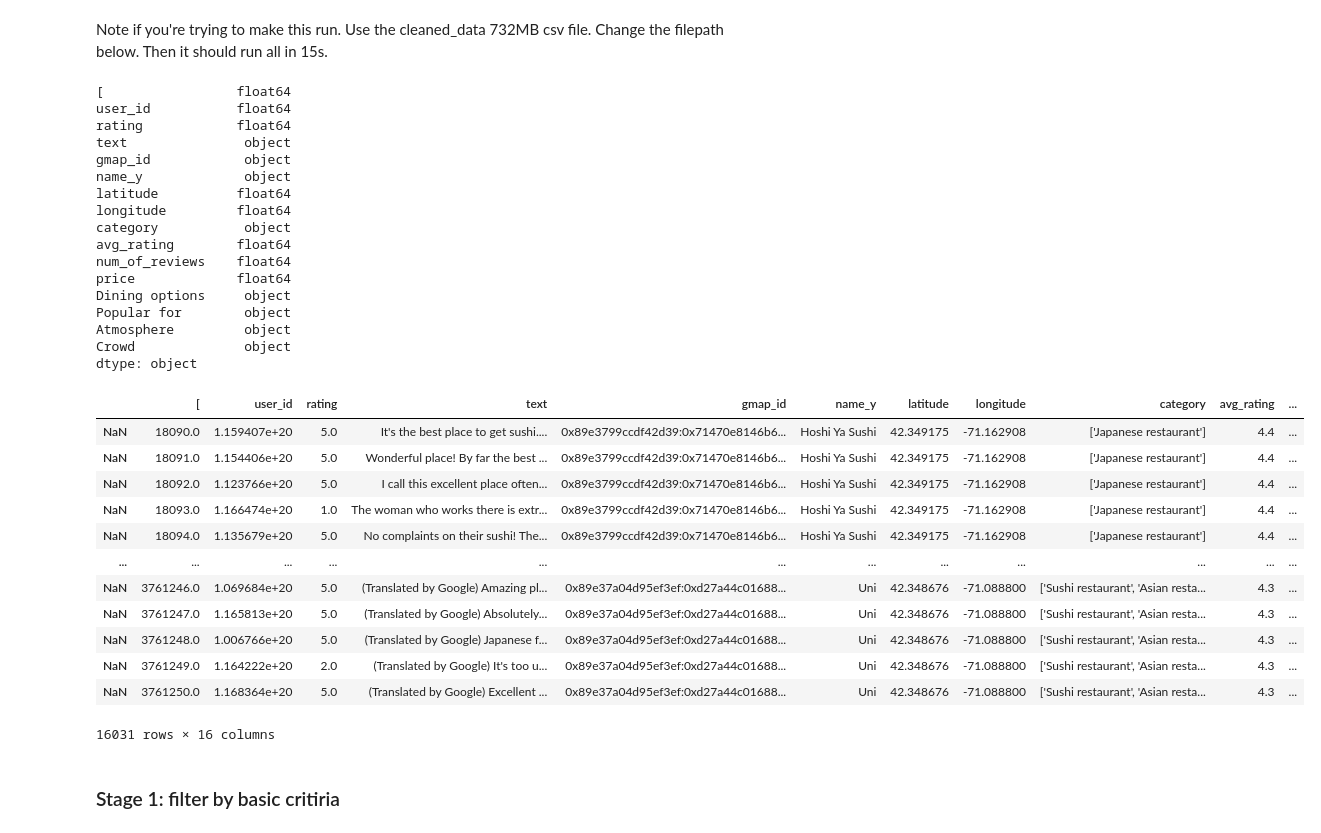
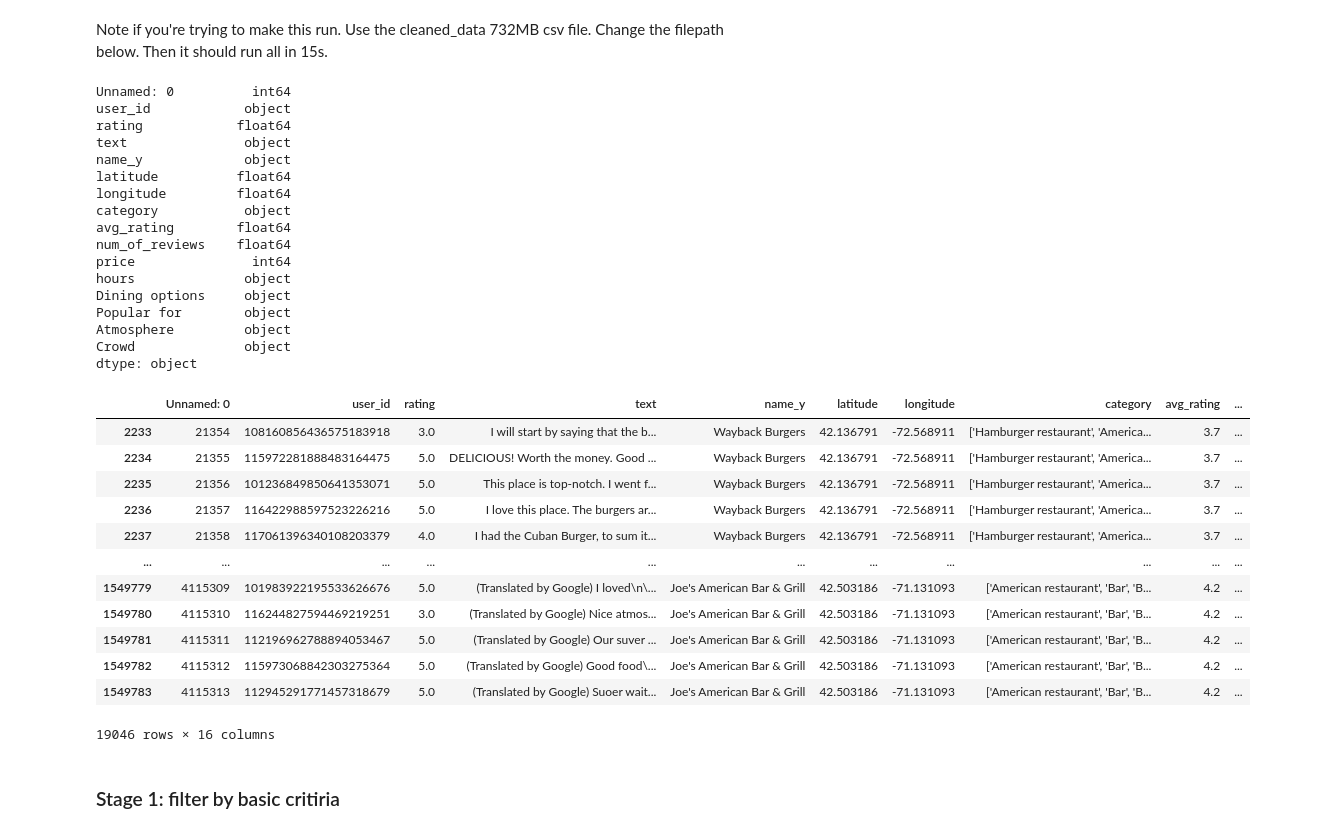
Before and after one commit to susannahsu/restaurant-rec-system, a Jupyter notebook: restaurant_new_dataset_LATEST.ipynb, the cells around one changed output. Cells and saved outputs as stored; diff of their text form; code cells hidden in the pictures.

```diff
--- a/restaurant_new_dataset_LATEST.ipynb
+++ b/restaurant_new_dataset_LATEST.ipynb
@@ -836,21 +848,23 @@ with open('/Users/driesrooryck/Desktop/s24/ac209b/project/restaurant-rec-system/
 # Convert to dataframe
 data_json_str = "[" + ','.join(data) + "]"
 df = pd.read_csv(StringIO(data_json_str))
+# %%
+df = df_final
 # %%
 df.dtypes
 # %% [output]
-[                 float64
-user_id           float64
+Unnamed: 0          int64
+user_id            object
 rating            float64
 text               object
-gmap_id            object
 name_y             object
 latitude          float64
 longitude         float64
 category           object
 avg_rating        float64
 num_of_reviews    float64
-price             float64
+price               int64
+hours              object
 Dining options     object
 Popular for        object
 Atmosphere         object
@@ -863,55 +877,55 @@ dtype: object
 # Set the random seed for reproducibility
 np.random.seed(42)
 
-# Group by 'gmap_id'
-grouped = df.groupby('gmap_id')
+# Group by 'name_y'
+grouped = df.groupby('name_y')
 
 
 # If you need to work with all entries for each 'gmap_id' and then select 1000 groups
 ## Option 1: Select the first 1000 unique restaurants
 top_1000_restaurants = grouped.apply(lambda x: x.head(1)).sample(1000)
 
 ## Option 2: If you need to select based on the size of each group (e.g., most entries)
 # This will sort groups by size and take the top 1000 groups
 top_1000_restaurants = grouped.size().nlargest(500).index
-selected_entries = df[df['gmap_id'].isin(top_1000_restaurants)]
+selected_entries = df[df['name_y'].isin(top_1000_restaurants)]
 
 
 ## Option 3:
 # Randomly sample 1000 unique restaurants
 # Ensure you have unique restaurants first
-unique_restaurants = df.drop_duplicates(subset='gmap_id')
+unique_restaurants = df.drop_duplicates(subset='name_y')
 n_0 = 100
 if len(unique_restaurants) >= n_0:
     sampled_restaurants = unique_restaurants.sample(n=n_0, random_state=1)  # Use random_state for reproducibility
 else:
     print("There are less than 1000 unique restaurants available.")
     sampled_restaurants = unique_restaurants  # Use all available if less than 1000
 
 # Now, get all entries for these 1000 restaurants
-selected_entries = df[df['gmap_id'].isin(sampled_restaurants['gmap_id'])]
+selected_entries = df[df['name_y'].isin(sampled_restaurants['name_y'])]
 
 # Print or inspect the result
 display(selected_entries)
 
 # we have 76k rows. This is workable.
 df = selected_entries
 # Preprocess to remove invalid coordinate restaurants
 df = df[(df['latitude'] != 0) | (df['longitude'] != 0)]
 # %% [output]
-|  | [ | user_id | rating | text | gmap_id | name_y | latitude | longitude | category | avg_rating | ... |
-| NaN | 18090.0 | 1.159407e+20 | 5.0 | It's the best place to get sushi.... | 0x89e3799ccdf42d39:0x71470e8146b6... | Hoshi Ya Sushi | 42.349175 | -71.162908 | ['Japanese restaurant'] | 4.4 | ... |
-| NaN | 18091.0 | 1.154406e+20 | 5.0 | Wonderful place! By far the best ... | 0x89e3799ccdf42d39:0x71470e8146b6... | Hoshi Ya Sushi | 42.349175 | -71.162908 | ['Japanese restaurant'] | 4.4 | ... |
-| NaN | 18092.0 | 1.123766e+20 | 5.0 | I call this excellent place often... | 0x89e3799ccdf42d39:0x71470e8146b6... | Hoshi Ya Sushi | 42.349175 | -71.162908 | ['Japanese restaurant'] | 4.4 | ... |
-| NaN | 18093.0 | 1.166474e+20 | 1.0 | The woman who works there is extr... | 0x89e3799ccdf42d39:0x71470e8146b6... | Hoshi Ya Sushi | 42.349175 | -71.162908 | ['Japanese restaurant'] | 4.4 | ... |
-| NaN | 18094.0 | 1.135679e+20 | 5.0 | No complaints on their sushi! The... | 0x89e3799ccdf42d39:0x71470e8146b6... | Hoshi Ya Sushi | 42.349175 | -71.162908 | ['Japanese restaurant'] | 4.4 | ... |
-| ... | ... | ... | ... | ... | ... | ... | ... | ... | ... | ... | ... |
-| NaN | 3761246.0 | 1.069684e+20 | 5.0 | (Translated by Google) Amazing pl... | 0x89e37a04d95ef3ef:0xd27a44c01688... | Uni | 42.348676 | -71.088800 | ['Sushi restaurant', 'Asian resta... | 4.3 | ... |
-| NaN | 3761247.0 | 1.165813e+20 | 5.0 | (Translated by Google) Absolutely... | 0x89e37a04d95ef3ef:0xd27a44c01688... | Uni | 42.348676 | -71.088800 | ['Sushi restaurant', 'Asian resta... | 4.3 | ... |
-| NaN | 3761248.0 | 1.006766e+20 | 5.0 | (Translated by Google) Japanese f... | 0x89e37a04d95ef3ef:0xd27a44c01688... | Uni | 42.348676 | -71.088800 | ['Sushi restaurant', 'Asian resta... | 4.3 | ... |
-| NaN | 3761249.0 | 1.164222e+20 | 2.0 | (Translated by Google) It's too u... | 0x89e37a04d95ef3ef:0xd27a44c01688... | Uni | 42.348676 | -71.088800 | ['Sushi restaurant', 'Asian resta... | 4.3 | ... |
-| NaN | 3761250.0 | 1.168364e+20 | 5.0 | (Translated by Google) Excellent ... | 0x89e37a04d95ef3ef:0xd27a44c01688... | Uni | 42.348676 | -71.088800 | ['Sushi restaurant', 'Asian resta... | 4.3 | ... |
+|  | Unnamed: 0 | user_id | rating | text | name_y | latitude | longitude | category | avg_rating | ... |
+| 2233 | 21354 | 108160856436575183918 | 3.0 | I will start by saying that the b... | Wayback Burgers | 42.136791 | -72.568911 | ['Hamburger restaurant', 'America... | 3.7 | ... |
+| 2234 | 21355 | 115972281888483164475 | 5.0 | DELICIOUS! Worth the money. Good ... | Wayback Burgers | 42.136791 | -72.568911 | ['Hamburger restaurant', 'America... | 3.7 | ... |
+| 2235 | 21356 | 101236849850641353071 | 5.0 | This place is top-notch. I went f... | Wayback Burgers | 42.136791 | -72.568911 | ['Hamburger restaurant', 'America... | 3.7 | ... |
+| 2236 | 21357 | 116422988597523226216 | 5.0 | I love this place. The burgers ar... | Wayback Burgers | 42.136791 | -72.568911 | ['Hamburger restaurant', 'America... | 3.7 | ... |
+| 2237 | 21358 | 117061396340108203379 | 4.0 | I had the Cuban Burger, to sum it... | Wayback Burgers | 42.136791 | -72.568911 | ['Hamburger restaurant', 'America... | 3.7 | ... |
+| ... | ... | ... | ... | ... | ... | ... | ... | ... | ... | ... |
+| 1549779 | 4115309 | 101983922195533626676 | 5.0 | (Translated by Google) I loved\n\... | Joe's American Bar & Grill | 42.503186 | -71.131093 | ['American restaurant', 'Bar', 'B... | 4.2 | ... |
+| 1549780 | 4115310 | 116244827594469219251 | 3.0 | (Translated by Google) Nice atmos... | Joe's American Bar & Grill | 42.503186 | -71.131093 | ['American restaurant', 'Bar', 'B... | 4.2 | ... |
+| 1549781 | 4115311 | 112196962788894053467 | 5.0 | (Translated by Google) Our suver ... | Joe's American Bar & Grill | 42.503186 | -71.131093 | ['American restaurant', 'Bar', 'B... | 4.2 | ... |
+| 1549782 | 4115312 | 115973068842303275364 | 5.0 | (Translated by Google) Good food\... | Joe's American Bar & Grill | 42.503186 | -71.131093 | ['American restaurant', 'Bar', 'B... | 4.2 | ... |
+| 1549783 | 4115313 | 112945291771457318679 | 5.0 | (Translated by Google) Suoer wait... | Joe's American Bar & Grill | 42.503186 | -71.131093 | ['American restaurant', 'Bar', 'B... | 4.2 | ... |
-16031 rows × 16 columns
+19046 rows × 16 columns
 # %% [markdown]
 ### Stage 1: filter by basic critiria
 # %%
```
Also changed, not shown: parts of 23 cells of this notebook.
